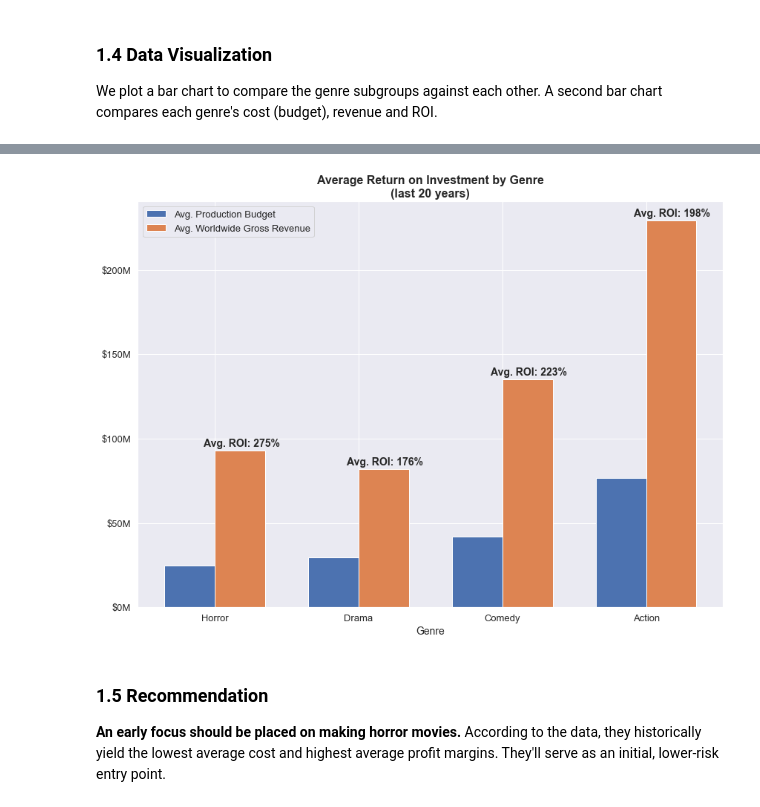
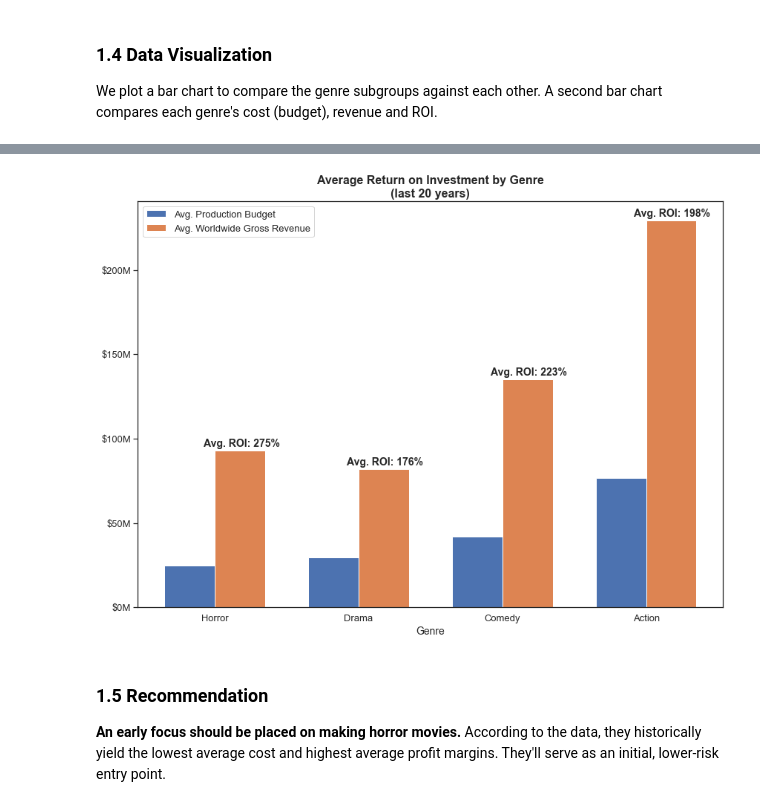
Before and after one commit to sumed-h/microsoft-studio-movie-analysis, a Jupyter notebook: Group_4_Notebook_FINAL.ipynb, the cells around one changed output, grey strips where cells are left out. Drawn from its saved outputs; the diff is of its cells as text; code cells hidden in the pictures.

```diff
--- a/Group_4_Notebook_FINAL.ipynb
+++ b/Group_4_Notebook_FINAL.ipynb
@@ -161,6 +161,8 @@ We plot a bar chart to compare the genre subgroups against each other. A second
 # Plot histogram highlighting Top 50 movies w/ highest GM by genre
 genre_hist = sns.histplot(data=top_50_genres, y='genre_sorted', hue="genre_sorted", legend=False)
 sns.set(rc={'figure.figsize':(12,9)})
+sns.set_style('white')
+plt.rcParams['xtick.bottom'] = True
 plt.xlabel('Number of Movies', size=14)
 plt.ylabel('Genre', size=14)
 plt.title('Top 50 Movies with Highest Profit Margins\n(last 20 years, minimum $1M gross revenue)',
@@ -180,34 +182,35 @@ comedy_roi = 'Avg. ROI: 223%'
 drama_roi = 'Avg. ROI: 176%'
 action_roi = 'Avg. ROI: 198%'
 
 x_paul = np.arange(len(all_labels))
 width_paul = 0.35
 y_paul = np.arange(4)
 def millions(x, pos):
     return '$%1.0fM' % (x*1e-6)
 formatter = FuncFormatter(millions)
 
 cost_rev, ax = plt.subplots()
 rects1_paul = ax.bar(x_paul - width_paul/2, prod_budg, width_paul, label='Avg. Production Budget')
 rects2_paul = ax.bar(x_paul + width_paul/2, all_revs, width_paul, label='Avg. Worldwide Gross Revenue')
 
 ax.set_xlabel('Genre', size=14)
 ax.set_title('Average Return on Investment by Genre\n(last 20 years)', size=16, weight=900)
 ax.set_xticks(x_paul)
 ax.set_xticklabels(all_labels, size=13)
+ax.tick_params(left=True, bottom=False)
 ax.legend()
 plt.rc('legend', fontsize=13)
 ax.yaxis.set_major_formatter(formatter)
 plt.yticks(fontsize=13)
 
 plt.figtext(0.174, 0.415, horror_roi, fontsize=14, weight="bold")
 plt.figtext(0.398, 0.377, drama_roi, fontsize=14, weight="bold")
 plt.figtext(0.622, 0.563, comedy_roi, fontsize=14, weight="bold")
 plt.figtext(0.846, 0.894, action_roi, fontsize=14, weight="bold")
 
 cost_rev.tight_layout();
 # %% [output]
-[figure, old version]
+[figure, new version]
 # %% [markdown]
 ### 1.5 Recommendation
 
```
Also changed, not shown: parts of 19 cells of this notebook, 7 other files.
